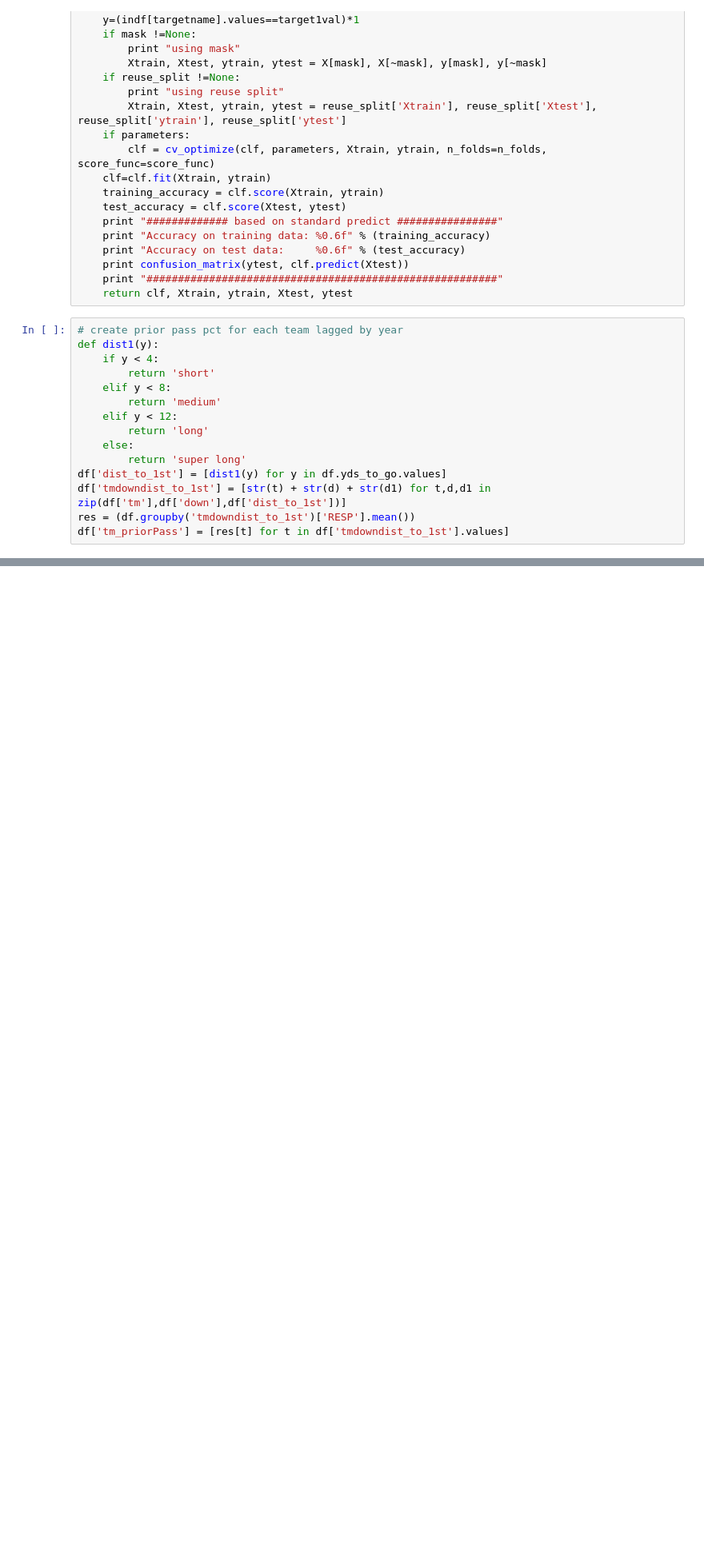
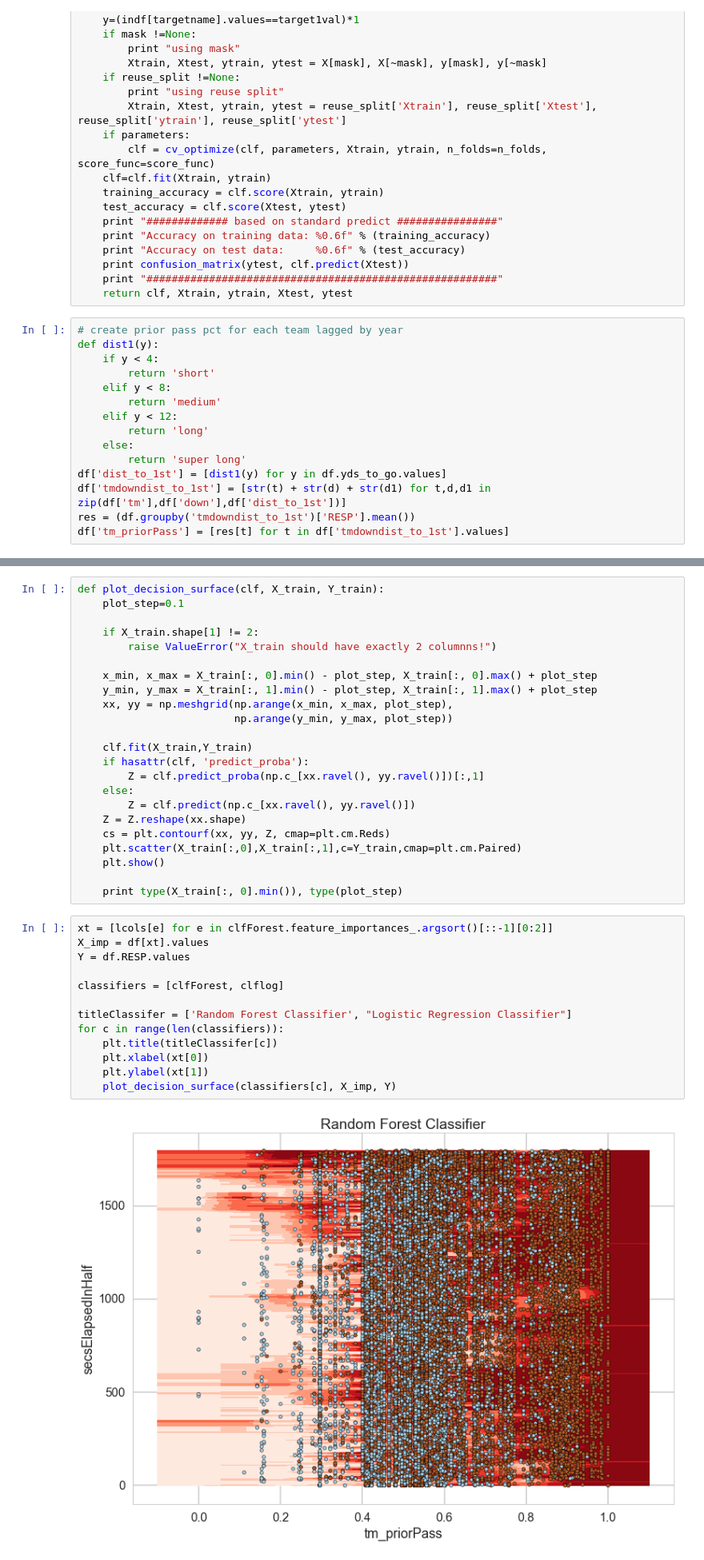
Before and after one commit to mdgoldberg/playprediction, a Jupyter notebook: Gilfix NB.ipynb, the cells around one changed output, grey strips where cells are left out. Shown at 80% size. Saved outputs shown, nothing was run; the diff lists cells and outputs as text; blank space fills up the shorter version.

Commit message:
still running ensemble classifiers

```diff
--- a/Gilfix NB.ipynb
+++ b/Gilfix NB.ipynb
@@ -305,0 +317,38 @@ range(1,19)
+# %%
+def plot_decision_surface(clf, X_train, Y_train):
+    plot_step=0.1
+
+    if X_train.shape[1] != 2:
+        raise ValueError("X_train should have exactly 2 columnns!")
+
+    x_min, x_max = X_train[:, 0].min() - plot_step, X_train[:, 0].max() + plot_step
+    y_min, y_max = X_train[:, 1].min() - plot_step, X_train[:, 1].max() + plot_step
+    xx, yy = np.meshgrid(np.arange(x_min, x_max, plot_step),
+                         np.arange(y_min, y_max, plot_step))
+
+    clf.fit(X_train,Y_train)
+    if hasattr(clf, 'predict_proba'):
+        Z = clf.predict_proba(np.c_[xx.ravel(), yy.ravel()])[:,1]
+    else:
+        Z = clf.predict(np.c_[xx.ravel(), yy.ravel()])
+    Z = Z.reshape(xx.shape)
+    cs = plt.contourf(xx, yy, Z, cmap=plt.cm.Reds)
+    plt.scatter(X_train[:,0],X_train[:,1],c=Y_train,cmap=plt.cm.Paired)
+    plt.show()
+
+    print type(X_train[:, 0].min()), type(plot_step)
+# %%
+xt = [lcols[e] for e in clfForest.feature_importances_.argsort()[::-1][0:2]]
+X_imp = df[xt].values
+Y = df.RESP.values
+
+classifiers = [clfForest, clflog]
+
+titleClassifer = ['Random Forest Classifier', "Logistic Regression Classifier"]
+for c in range(len(classifiers)):
+    plt.title(titleClassifer[c])
+    plt.xlabel(xt[0])
+    plt.ylabel(xt[1])
+    plot_decision_surface(classifiers[c], X_imp, Y)
+# %% [output]
+[figure, added]
```
Also changed, not shown: parts of 17 cells of this notebook.
